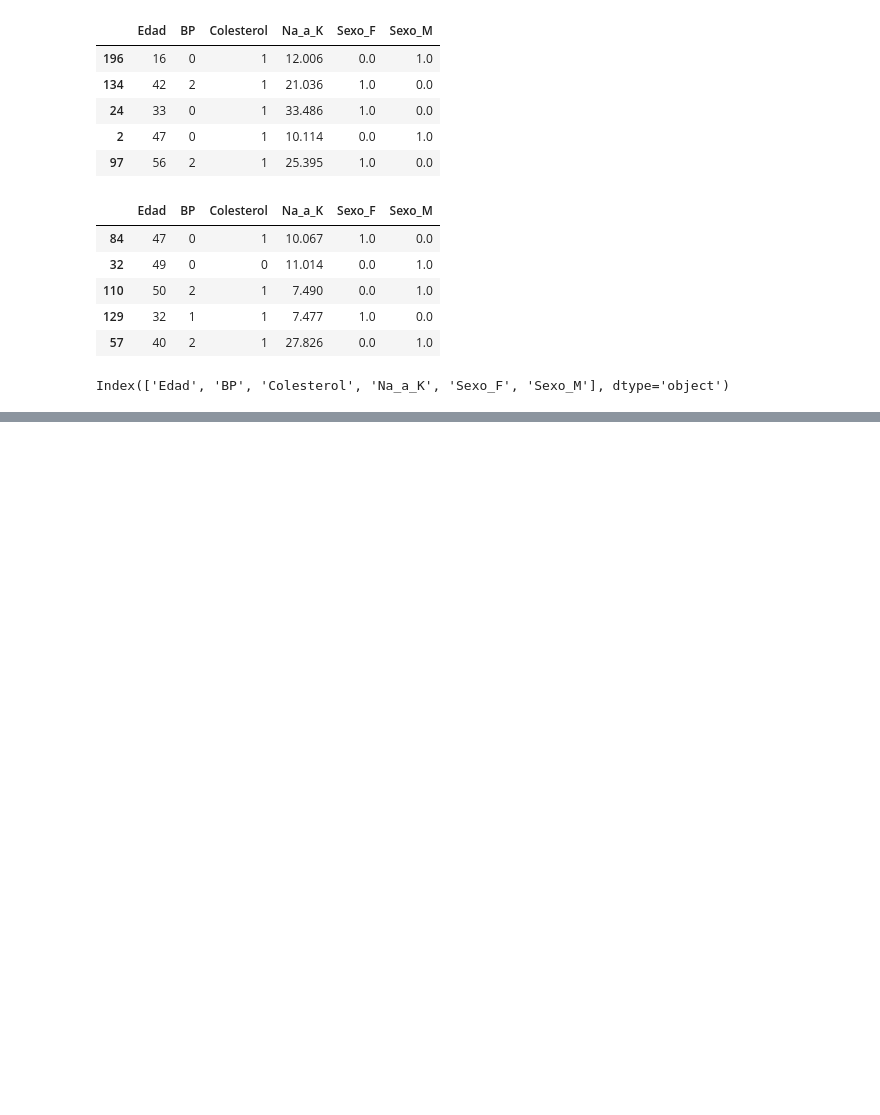
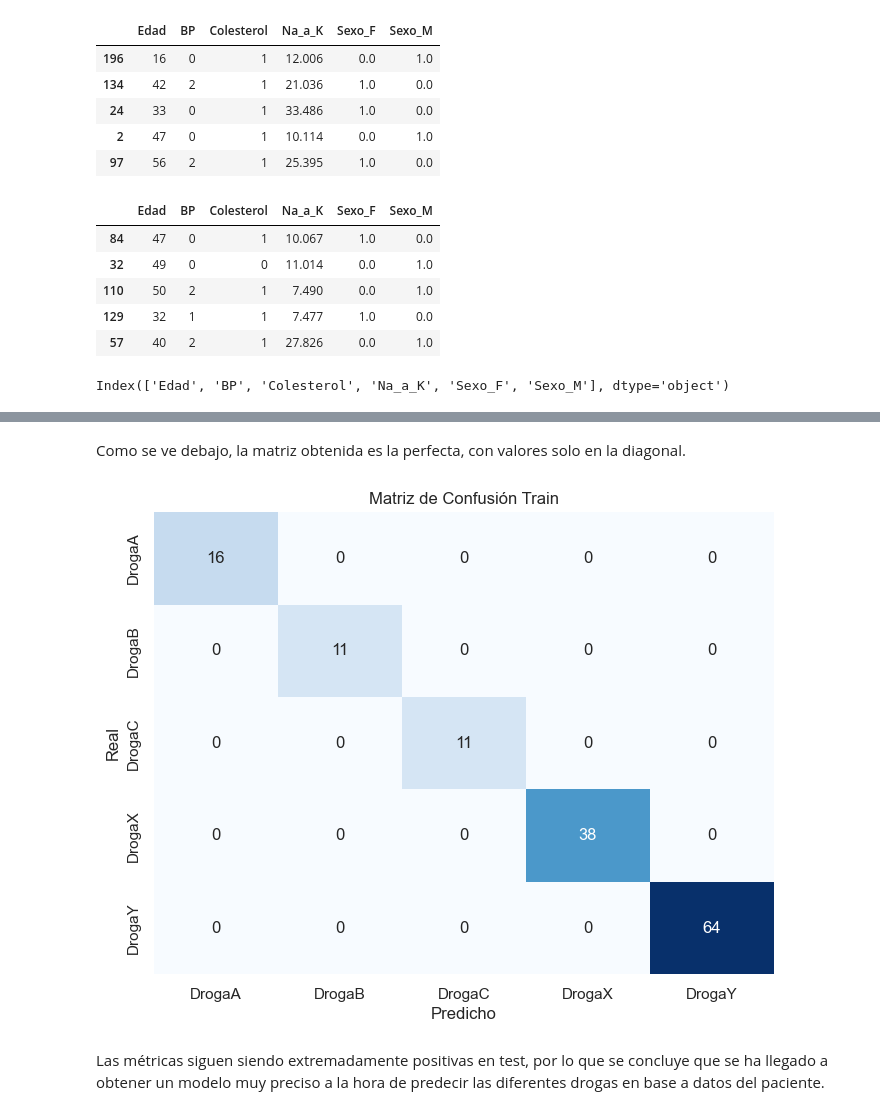
Before and after one commit to GenaCanciani/TP2-Mineria, a Jupyter notebook: tp2.ipynb, the cells around one changed output, grey strips where cells are left out. Drawn from its saved outputs; the diff is of its cells as text; code cells hidden in the pictures; blank space fills up the shorter version.

```diff
--- a/tp2.ipynb
+++ b/tp2.ipynb
@@ -497,0 +559,23 @@ X_train_70.head()
+# %%
+dtr_70 = DecisionTreeClassifier(random_state=42)
+
+param_grid_70 = {
+    'criterion': ['gini', 'entropy'], # Opción principal para regresión
+    'max_depth': [3, 5, 7, None],
+    'min_samples_split': [3, 5, 7, 9, 11, 13],
+    'min_samples_leaf': [1, 2, 4,8,12]
+}
+# %%
+grid_search = GridSearchCV(estimator=dtr_70, param_grid=param_grid_70, cv=5,
+                           scoring='f1_weighted', verbose=1, n_jobs=-1)
+
+# Entrenar en los datos de entrenamiento
+grid_search.fit(X_train_70, y_train_encoded)
+
+# --- Paso 3: Obtener el Mejor Modelo y Predecir ---
+print(f"Mejores parámetros encontrados: {grid_search.best_params_}")
+best_tree = grid_search.best_estimator_
+
+# Realizar predicciones sobre el conjunto de test
+y_pred_30_test = best_tree.predict(X_test_30)
+y_pred_70_train = best_tree.predict(X_train_70)
@@ -497,0 +585,4 @@ X_train_70.head()
+# %%
+# Generar matrices de confusión.
+confusion_70_train = confusion_matrix(y_train_encoded,y_pred_70_train)
+confusion_30_test = confusion_matrix(y_test_encoded,y_pred_30_test)
@@ -497,0 +606,23 @@ X_train_70.head()
+# %% [markdown]
+Como se ve debajo, la matriz obtenida es la perfecta, con valores solo en la diagonal.
+# %%
+plt.figure(figsize=(8, 6))
+
+sns.heatmap(
+    confusion_70_train,
+    annot=True,
+    fmt='d',
+    cmap='Blues',
+    cbar=False,
+    xticklabels=nombres_drogas,
+    yticklabels=nombres_drogas
+)
+
+plt.xlabel('Predicho')
+plt.ylabel('Real')
+plt.title('Matriz de Confusión Train')
+plt.show()
+# %% [output]
+[figure, added]
+# %% [markdown]
+Las métricas siguen siendo extremadamente positivas en test, por lo que se concluye que se ha llegado a obtener un modelo muy preciso a la hora de predecir las diferentes drogas en base a datos del paciente.
```
Also changed, not shown: parts of 80 cells of this notebook.
